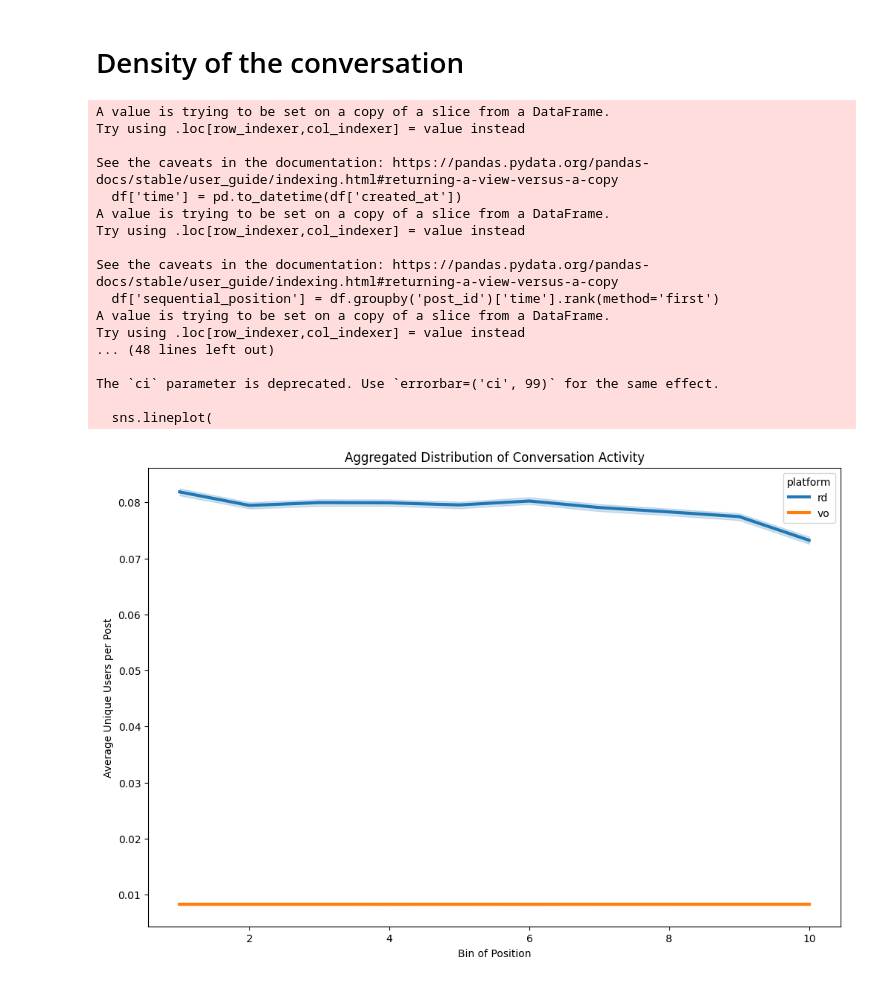
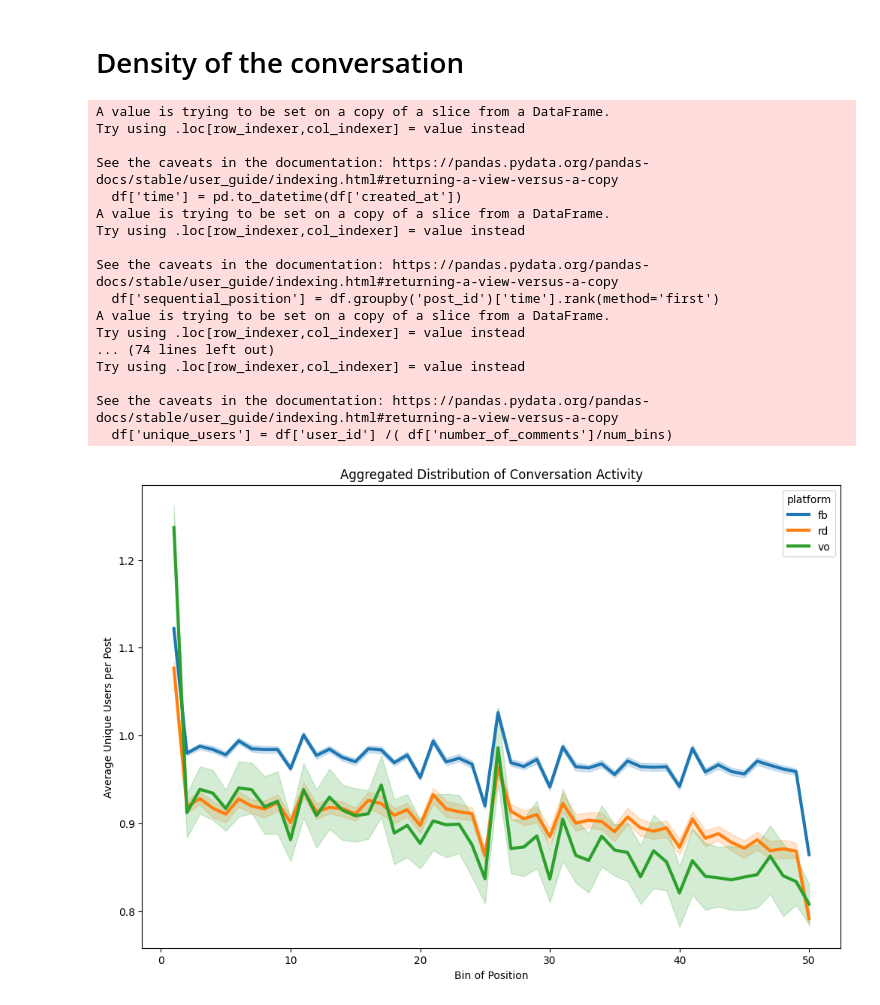
Before and after one commit to jacoponudo/Conversation_dynamics, a Jupyter notebook: src/SYN/search_parameters_measure_the_conversation.ipynb, the cells around one changed output. Cells and saved outputs as stored; diff of their text form; code cells hidden in the pictures.

```diff
--- a/src/SYN/search_parameters_measure_the_conversation.ipynb
+++ b/src/SYN/search_parameters_measure_the_conversation.ipynb
@@ -2585,19 +2585,20 @@ from tqdm import tqdm  # tqdm for progress bar
 # Add 'platform' column to each DataFrame
 rd['platform'] = 'rd'
 vo['platform'] = 'vo'
+fb['platform'] = 'fb'
 rd['created_at']=rd['date']
 # Combine all DataFrames into a single DataFrame
 all_data = []
 
 # Process each dataset individually
-for df in tqdm([rd,  vo]):
+for df in tqdm([rd,  vo,fb]):
     df['number_of_comments'] = df.groupby('post_id')['post_id'].transform('count')
     df=df[df['number_of_comments']>100]
     df['time'] = pd.to_datetime(df['created_at'])
     df['sequential_position'] = df.groupby('post_id')['time'].rank(method='first')
 
     # Determine the number of bins
-    num_bins = 10
+    num_bins = 50
 
     # Calculate the bin of position
     df['bin_of_position'] = ((df['sequential_position'] - 1) / df['number_of_comments'] * num_bins).astype(int) + 1
@@ -2607,7 +2608,7 @@ for df in tqdm([rd,  vo]):
 
     # Group by 'bin_of_position', 'post_id', and calculate unique users per post
     df['user_id'] = df.groupby(['bin_of_position', 'post_id'])['user_id'].transform('nunique')
-    df['unique_users'] = df['user_id'] / df['number_of_comments']
+    df['unique_users'] = df['user_id'] /( df['number_of_comments']/num_bins)
     all_data.append(df)
 all_data = pd.concat(all_data, ignore_index=True)
 # Aggregate data across all datasets
@@ -2616,36 +2617,36 @@ agg_activity = all_data.groupby(['platform', 'bin_of_position', 'post_id'])['uni
 # Plotting
 plt.figure(figsize=(12, 8))
 sns.lineplot(
     data=agg_activity,
     x='bin_of_position',
     y='unique_users',
     hue='platform',  # Different line for each platform
     estimator='mean',  # or 'sum', 'median', etc. depending on your aggregation preference
-    ci=99,  # 99.999% confidence interval
+    errorbar=('ci', 100),  # 99.999% confidence interval
     linewidth=3,
     palette='tab10'  # Choose a color palette
 )
 plt.title('Aggregated Distribution of Conversation Activity')
 plt.ylabel('Average Unique Users per Post')
 plt.xlabel('Bin of Position')
 plt.grid(False)
 plt.show()
 # %% [output]
 A value is trying to be set on a copy of a slice from a DataFrame.
 Try using .loc[row_indexer,col_indexer] = value instead
 
 See the caveats in the documentation: https://pandas.pydata.org/pandas-docs/stable/user_guide/indexing.html#returning-a-view-versus-a-copy
   df['time'] = pd.to_datetime(df['created_at'])
 A value is trying to be set on a copy of a slice from a DataFrame.
 Try using .loc[row_indexer,col_indexer] = value instead
 
 See the caveats in the documentation: https://pandas.pydata.org/pandas-docs/stable/user_guide/indexing.html#returning-a-view-versus-a-copy
   df['sequential_position'] = df.groupby('post_id')['time'].rank(method='first')
 A value is trying to be set on a copy of a slice from a DataFrame.
 Try using .loc[row_indexer,col_indexer] = value instead
-... (48 lines left out)
+... (74 lines left out)
+Try using .loc[row_indexer,col_indexer] = value instead
 
-The `ci` parameter is deprecated. Use `errorbar=('ci', 99)` for the same effect.
-
-  sns.lineplot(
+See the caveats in the documentation: https://pandas.pydata.org/pandas-docs/stable/user_guide/indexing.html#returning-a-view-versus-a-copy
+  df['unique_users'] = df['user_id'] /( df['number_of_comments']/num_bins)
-[figure, old version]
+[figure, new version]
```
Also changed, not shown: parts of 6 cells of this notebook.
